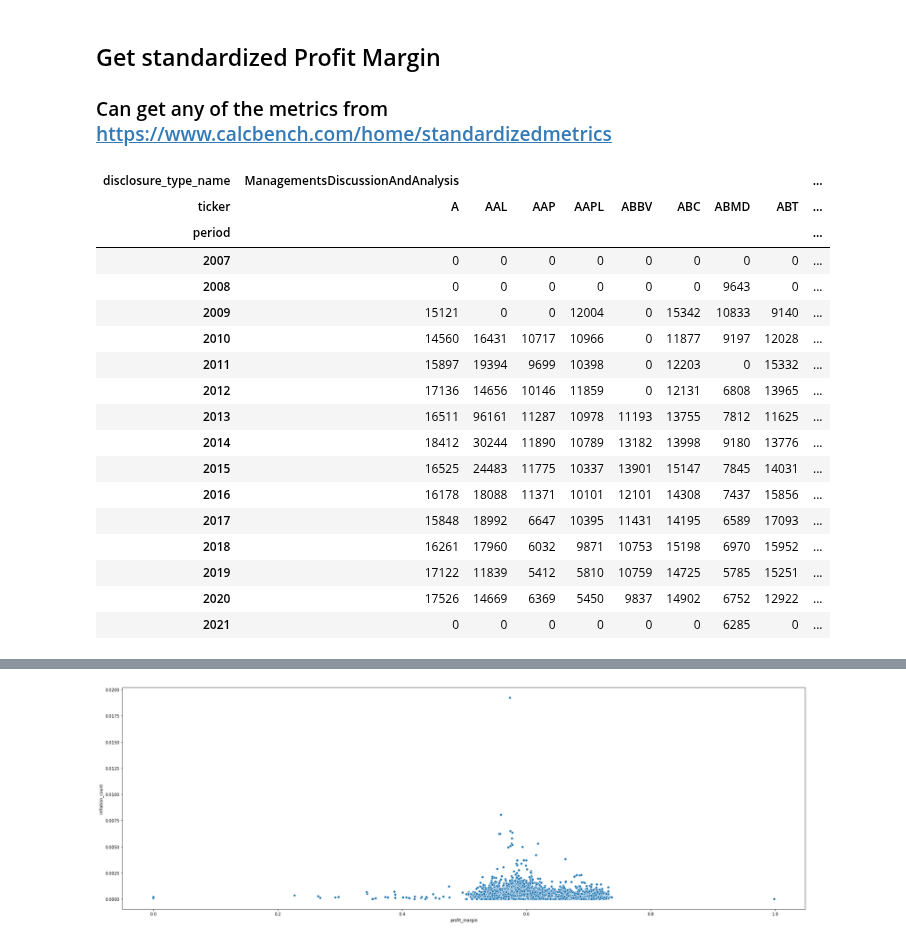
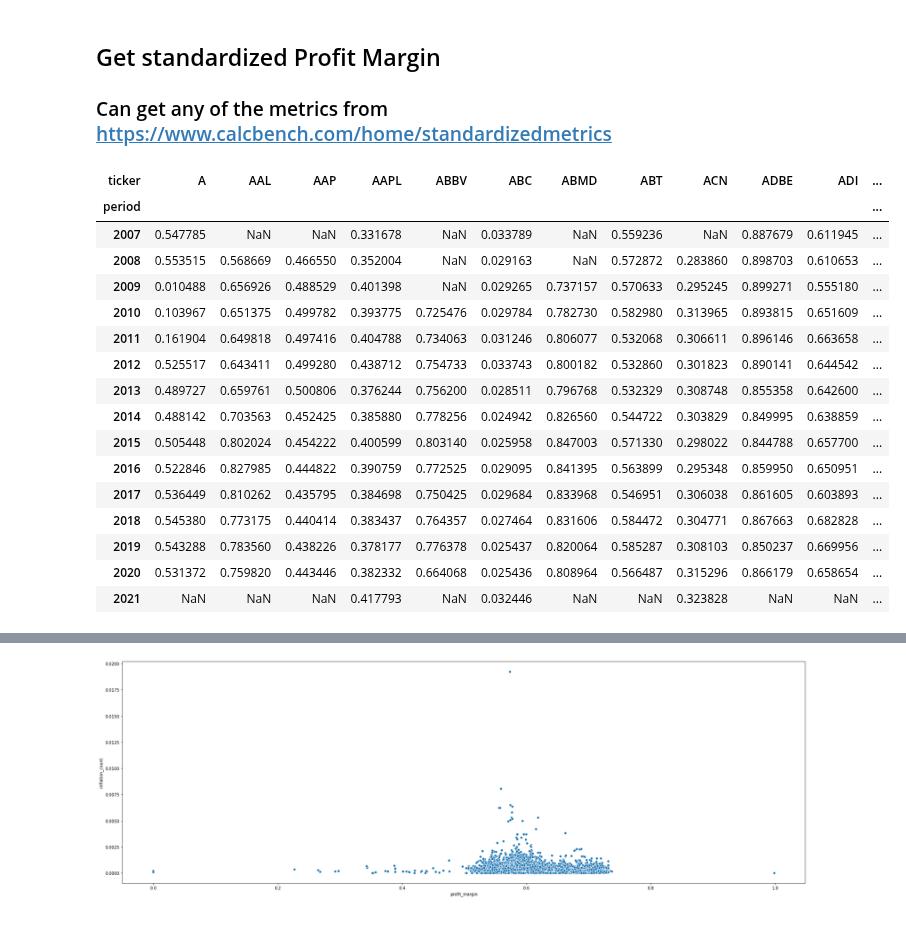
Before and after one commit to calcbench/notebooks, a Jupyter notebook: Supply Chain Presentation.ipynb, the cells around one changed output, grey strips where cells are left out. Cells and saved outputs as stored; diff of their text form; code cells hidden in the pictures.

```diff
--- a/Supply Chain Presentation.ipynb
+++ b/Supply Chain Presentation.ipynb
@@ -81,6 +76,26 @@ profit_margin = cb.standardized_data(
     all_history=True,
     period_type="annual",
 )[metric]
+# %%
+profit_margin
+# %% [output]
+| ticker | A | AAL | AAP | AAPL | ABBV | ABC | ABMD | ABT | ACN | ADBE | ADI | ... |
+| period |  |  |  |  |  |  |  |  |  |  |  | ... |
+| 2007 | 0.547785 | NaN | NaN | 0.331678 | NaN | 0.033789 | NaN | 0.559236 | NaN | 0.887679 | 0.611945 | ... |
+| 2008 | 0.553515 | 0.568669 | 0.466550 | 0.352004 | NaN | 0.029163 | NaN | 0.572872 | 0.283860 | 0.898703 | 0.610653 | ... |
+| 2009 | 0.010488 | 0.656926 | 0.488529 | 0.401398 | NaN | 0.029265 | 0.737157 | 0.570633 | 0.295245 | 0.899271 | 0.555180 | ... |
+| 2010 | 0.103967 | 0.651375 | 0.499782 | 0.393775 | 0.725476 | 0.029784 | 0.782730 | 0.582980 | 0.313965 | 0.893815 | 0.651609 | ... |
+| 2011 | 0.161904 | 0.649818 | 0.497416 | 0.404788 | 0.734063 | 0.031246 | 0.806077 | 0.532068 | 0.306611 | 0.896146 | 0.663658 | ... |
+| 2012 | 0.525517 | 0.643411 | 0.499280 | 0.438712 | 0.754733 | 0.033743 | 0.800182 | 0.532860 | 0.301823 | 0.890141 | 0.644542 | ... |
+| 2013 | 0.489727 | 0.659761 | 0.500806 | 0.376244 | 0.756200 | 0.028511 | 0.796768 | 0.532329 | 0.308748 | 0.855358 | 0.642600 | ... |
+| 2014 | 0.488142 | 0.703563 | 0.452425 | 0.385880 | 0.778256 | 0.024942 | 0.826560 | 0.544722 | 0.303829 | 0.849995 | 0.638859 | ... |
+| 2015 | 0.505448 | 0.802024 | 0.454222 | 0.400599 | 0.803140 | 0.025958 | 0.847003 | 0.571330 | 0.298022 | 0.844788 | 0.657700 | ... |
+| 2016 | 0.522846 | 0.827985 | 0.444822 | 0.390759 | 0.772525 | 0.029095 | 0.841395 | 0.563899 | 0.295348 | 0.859950 | 0.650951 | ... |
+| 2017 | 0.536449 | 0.810262 | 0.435795 | 0.384698 | 0.750425 | 0.029684 | 0.833968 | 0.546951 | 0.306038 | 0.861605 | 0.603893 | ... |
+| 2018 | 0.545380 | 0.773175 | 0.440414 | 0.383437 | 0.764357 | 0.027464 | 0.831606 | 0.584472 | 0.304771 | 0.867663 | 0.682828 | ... |
+| 2019 | 0.543288 | 0.783560 | 0.438226 | 0.378177 | 0.776378 | 0.025437 | 0.820064 | 0.585287 | 0.308103 | 0.850237 | 0.669956 | ... |
+| 2020 | 0.531372 | 0.759820 | 0.443446 | 0.382332 | 0.664068 | 0.025436 | 0.808964 | 0.566487 | 0.315296 | 0.866179 | 0.658654 | ... |
+| 2021 | NaN | NaN | NaN | 0.417793 | NaN | 0.032446 | NaN | NaN | 0.323828 | NaN | NaN | ... |
 # %%
 SIC_code = cb.standardized_data(
     company_identifiers=tickers,
@@ -103,21 +110,0 @@ profit_margin_change = profit_margin - profit_margin.shift()
-# %%
-total_word_counts
-# %% [output]
-| disclosure_type_name | ManagementsDiscussionAndAnalysis |  |  |  |  |  |  |  | ... |
-| ticker | A | AAL | AAP | AAPL | ABBV | ABC | ABMD | ABT | ... |
-| period |  |  |  |  |  |  |  |  | ... |
-| 2007 | 0 | 0 | 0 | 0 | 0 | 0 | 0 | 0 | ... |
-| 2008 | 0 | 0 | 0 | 0 | 0 | 0 | 9643 | 0 | ... |
-| 2009 | 15121 | 0 | 0 | 12004 | 0 | 15342 | 10833 | 9140 | ... |
-| 2010 | 14560 | 16431 | 10717 | 10966 | 0 | 11877 | 9197 | 12028 | ... |
-| 2011 | 15897 | 19394 | 9699 | 10398 | 0 | 12203 | 0 | 15332 | ... |
-| 2012 | 17136 | 14656 | 10146 | 11859 | 0 | 12131 | 6808 | 13965 | ... |
-| 2013 | 16511 | 96161 | 11287 | 10978 | 11193 | 13755 | 7812 | 11625 | ... |
-| 2014 | 18412 | 30244 | 11890 | 10789 | 13182 | 13998 | 9180 | 13776 | ... |
-| 2015 | 16525 | 24483 | 11775 | 10337 | 13901 | 15147 | 7845 | 14031 | ... |
-| 2016 | 16178 | 18088 | 11371 | 10101 | 12101 | 14308 | 7437 | 15856 | ... |
-| 2017 | 15848 | 18992 | 6647 | 10395 | 11431 | 14195 | 6589 | 17093 | ... |
-| 2018 | 16261 | 17960 | 6032 | 9871 | 10753 | 15198 | 6970 | 15952 | ... |
-| 2019 | 17122 | 11839 | 5412 | 5810 | 10759 | 14725 | 5785 | 15251 | ... |
-| 2020 | 17526 | 14669 | 6369 | 5450 | 9837 | 14902 | 6752 | 12922 | ... |
-| 2021 | 0 | 0 | 0 | 0 | 0 | 0 | 6285 | 0 | ... |
```
Also changed, not shown: parts of 14 cells of this notebook.
